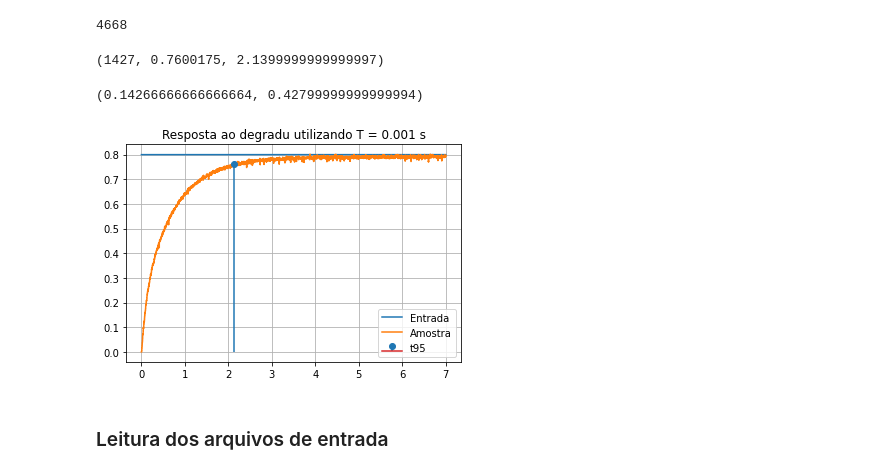
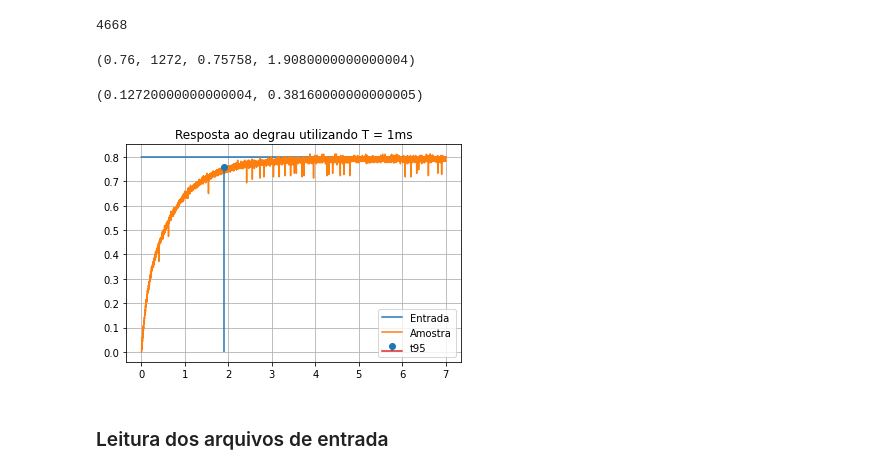
Before and after one commit to RafaelChavesPB/Controle-Digital, a Jupyter notebook: Projeto3 - Sistemas de Controle.ipynb, the cells around one changed output. Saved outputs shown, nothing was run; the diff lists cells and outputs as text; code cells hidden in the pictures.

```diff
--- a/Projeto3 - Sistemas de Controle.ipynb
+++ b/Projeto3 - Sistemas de Controle.ipynb
@@ -143,5 +143,3 @@ t_001 = [t_001[i] - 3 for i in range(len(t_001)) if t_001[i] >= 3]
 len(t_001)
 # %% [output]
 4668
-# %%
-val_001 = moving_average(val_001, 4)
@@ -149,25 +149,25 @@ val_001 = moving_average(val_001, 4)
 v95 = .95*AMP_DEGRAU
 idx = acha_idx(v95, val_001)
 t95 =  t_001[idx]
-idx, val_001[idx], t95
+v95, idx, val_001[idx], t95
 # %% [output]
-(1427, 0.7600175, 2.1399999999999997)
+(0.76, 1272, 0.75758, 1.9080000000000004)
 # %%
 lower_t95 = t95/15
 upper_t95 = t95/5
 lower_t95, upper_t95
 # %% [output]
-(0.14266666666666664, 0.42799999999999994)
+(0.12720000000000004, 0.38160000000000005)
 # %%
 plt.plot(t_001, len(t_001)*[.8], label='Entrada')
 plt.step(t_001, val_001, label='Amostra')
 plt.stem(t_001[idx], val_001[idx], label='t95')
-plt.title('Resposta ao degradu utilizando T = 0.001 s')
+plt.title('Resposta ao degrau utilizando T = 1ms')
 plt.legend()
 plt.grid()
 plt.show()
 # %% [output]
-[figure, old version]
+[figure, new version]
 # %% [markdown]
 ### Leitura dos arquivos de entrada
 # %%
```
Also changed, not shown: parts of 10 cells of this notebook.
